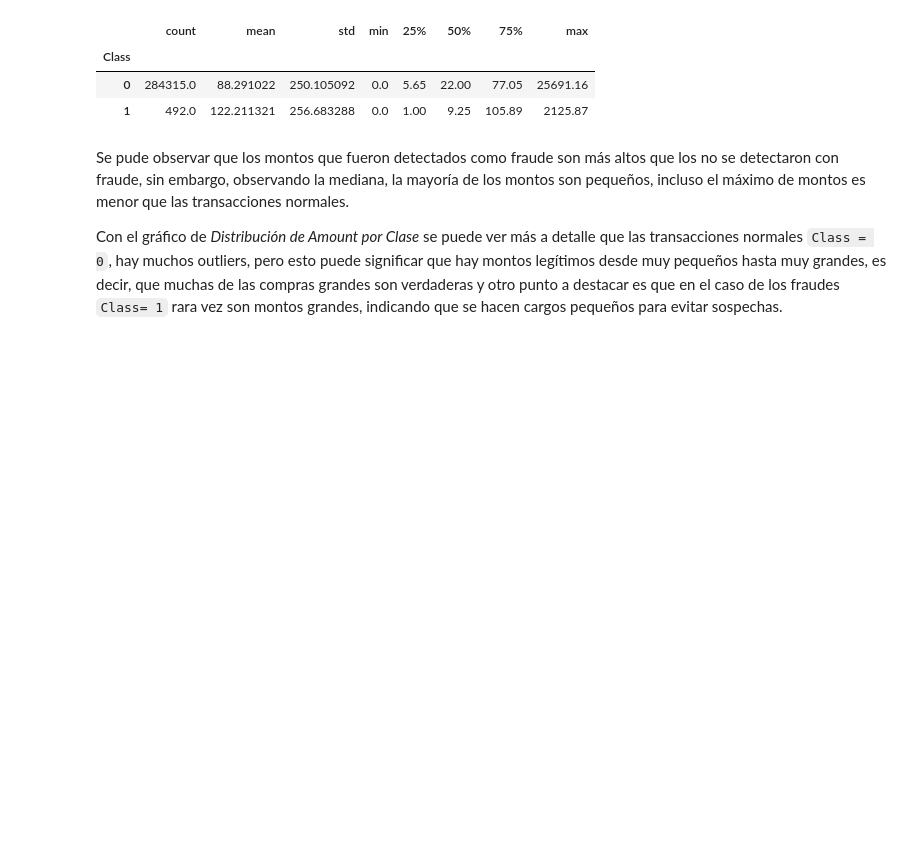
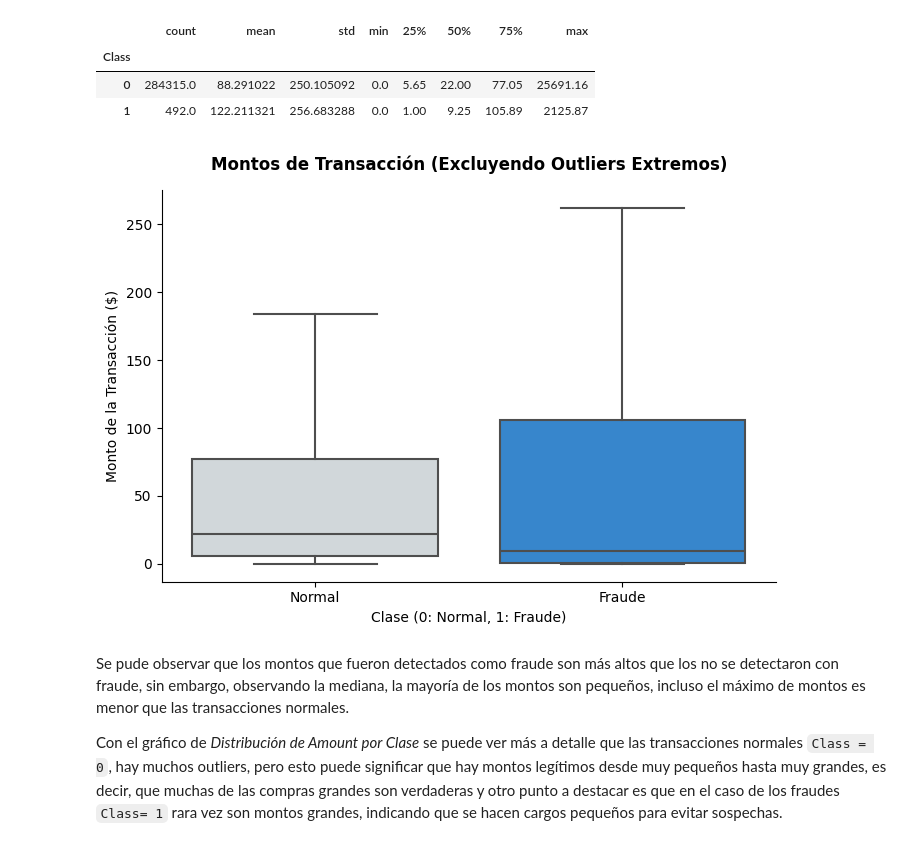
Before and after one commit to angelsosai/Deteccion_de_Anomalias_y_Fraude_en_Transacciones---Diplomado-en-Ciencia-de-datos, a Jupyter notebook: 1_Preprocesamiento_y_EDA.ipynb, the cells around one changed output. Cells and saved outputs as stored; diff of their text form; code cells hidden in the pictures; blank space fills up the shorter version.

```diff
--- a/1_Preprocesamiento_y_EDA.ipynb
+++ b/1_Preprocesamiento_y_EDA.ipynb
@@ -143,6 +167,22 @@ df.groupby('Class')['Amount'].describe()
 | Class |  |  |  |  |  |  |  |  |
 | 0 | 284315.0 | 88.291022 | 250.105092 | 0.0 | 5.65 | 22.00 | 77.05 | 25691.16 |
 | 1 | 492.0 | 122.211321 | 256.683288 | 0.0 | 1.00 | 9.25 | 105.89 | 2125.87 |
+# %%
+plt.figure(figsize=(7, 5))
+
+#Acotamos el eje Y hasta $500 para poder apreciar las cajas del boxplot
+sns.boxplot(data=df, x='Class', y='Amount', palette=["#CFD8DC", "#1E88E5"], showfliers=False)
+
+plt.title("Montos de Transacción (Excluyendo Outliers Extremos)", fontsize=12, fontweight='bold', pad=15)
+plt.xlabel("Clase (0: Normal, 1: Fraude)", fontsize=10)
+plt.ylabel("Monto de la Transacción ($)", fontsize=10)
+plt.xticks([0, 1], ['Normal', 'Fraude'])
+
+sns.despine()
+plt.tight_layout()
+plt.show()
+# %% [output]
+[figure, added]
 # %% [markdown]
 Se pude observar que los montos que fueron detectados como fraude son más altos que los no se detectaron con fraude, sin embargo, observando la mediana, la mayoría de los montos son pequeños, incluso el máximo de montos es menor que las transacciones normales.
 
```
Also changed, not shown: parts of 6 cells of this notebook.
